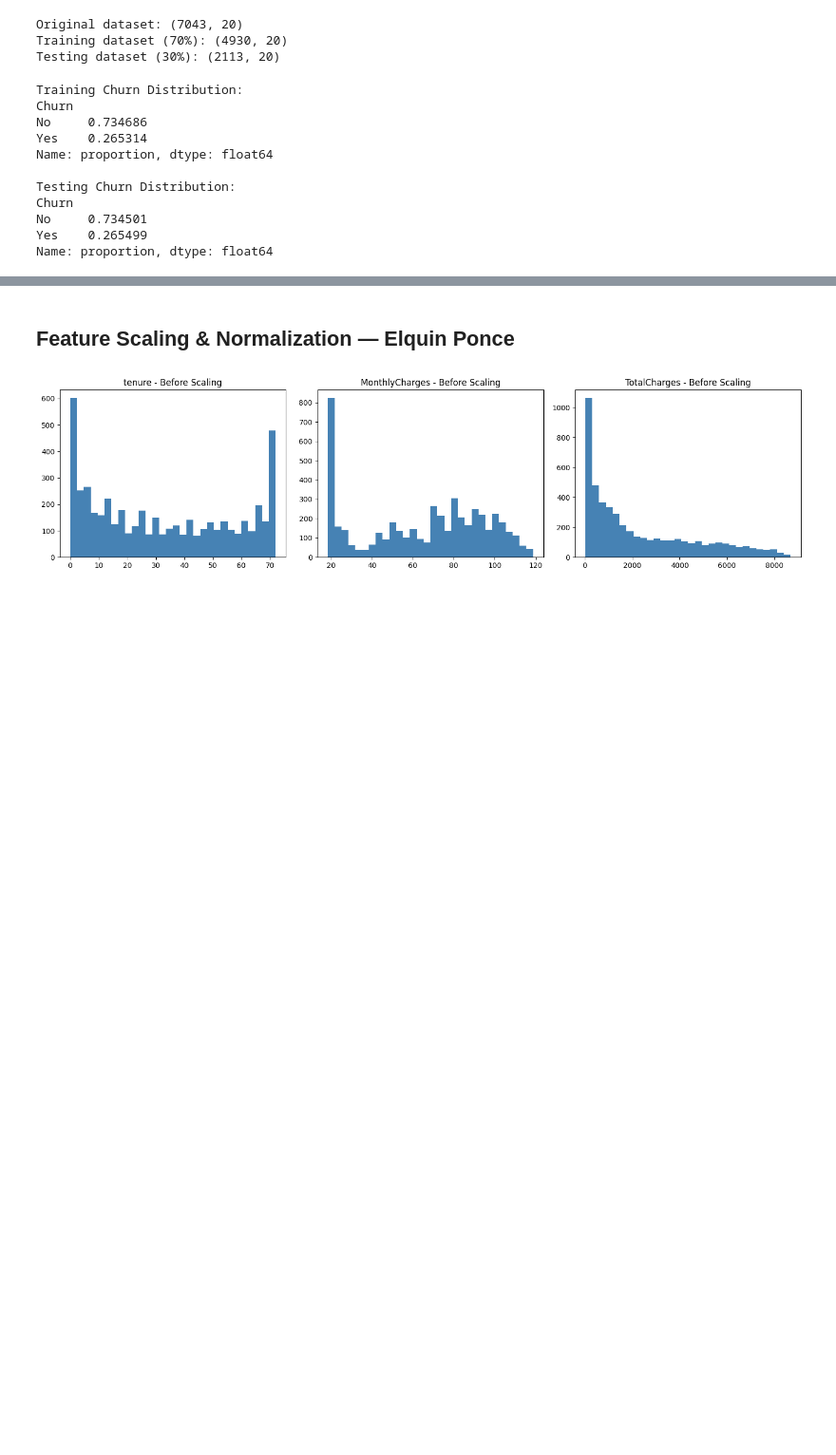
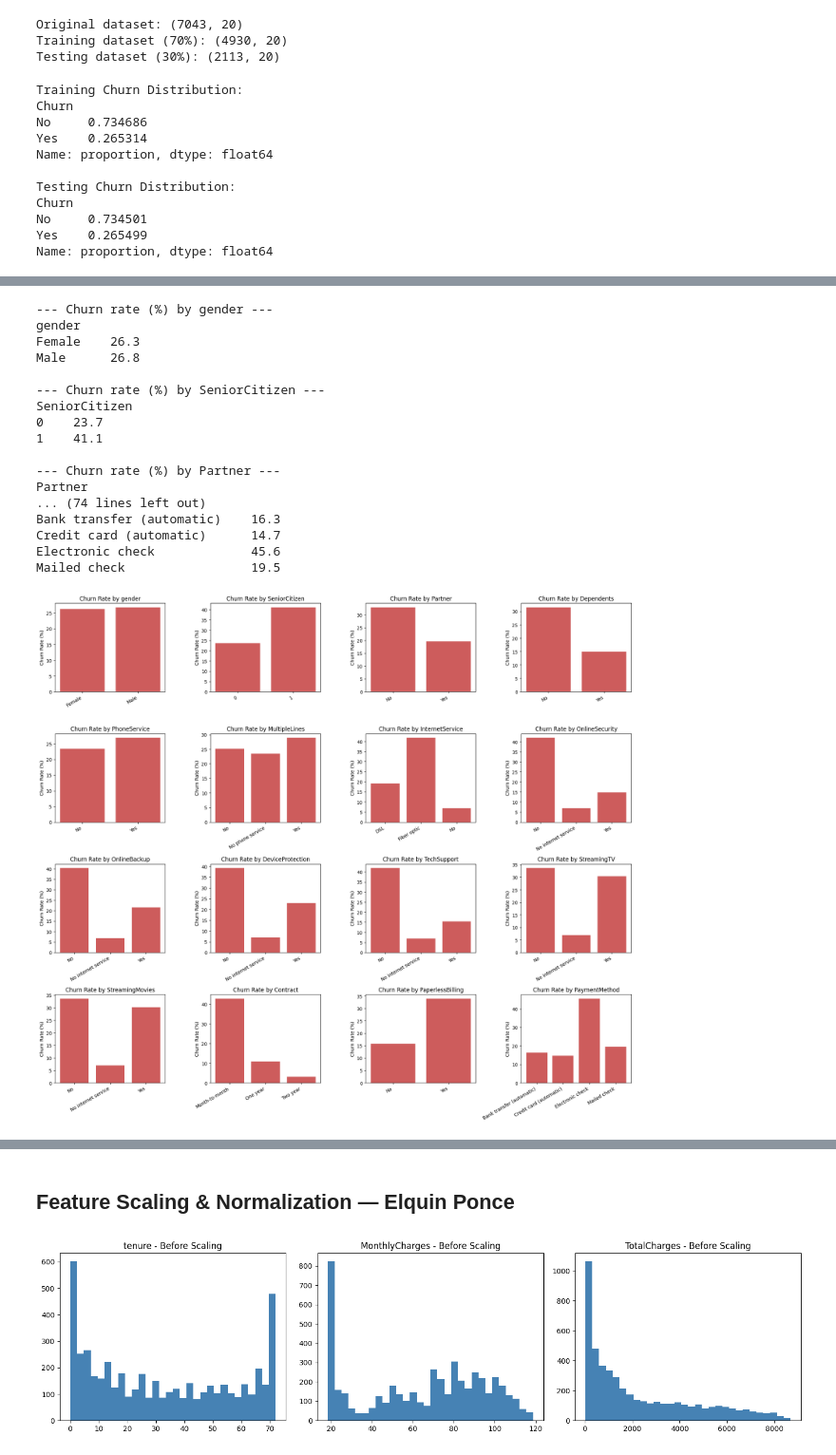
Before and after one commit to lenhofda/ML-Final-Project, a Jupyter notebook: Telecon_Customer_Churn_Project.ipynb, the cells around one changed output, grey strips where cells are left out. Shown at 95% size. Saved outputs shown, nothing was run; the diff lists cells and outputs as text; code cells hidden in the pictures; blank space fills up the shorter version.

```diff
--- a/Telecon_Customer_Churn_Project.ipynb
+++ b/Telecon_Customer_Churn_Project.ipynb
@@ -58,0 +215,33 @@ Name: proportion, dtype: float64
+# %%
+# Step 7: Churn rate for each categorical feature
+# This shows the percent of customers who left in each category, as text and as a 4 x 4 chart grid.
+churn_flag = train_data["Churn"] == "Yes"
+fig, axes = plt.subplots(4, 4, figsize=(18, 16))
+for ax, col in zip(axes.flatten(), categorical_features):
+    rates = (churn_flag.groupby(train_data[col]).mean() * 100).round(1)
+    print(f"--- Churn rate (%) by {col} ---\n{rates.to_string()}\n")
+    ax.bar(rates.index.astype(str), rates.values, color="indianred")
+    ax.set_title(f"Churn Rate by {col}")
+    ax.set_ylabel("Churn Rate (%)")
+    plt.setp(ax.get_xticklabels(), rotation=30, ha="right")
+plt.tight_layout()
+plt.show()
+# %% [output]
+--- Churn rate (%) by gender ---
+gender
+Female    26.3
+Male      26.8
+
+--- Churn rate (%) by SeniorCitizen ---
+SeniorCitizen
+0    23.7
+1    41.1
+
+--- Churn rate (%) by Partner ---
+Partner
+... (74 lines left out)
+Bank transfer (automatic)    16.3
+Credit card (automatic)      14.7
+Electronic check             45.6
+Mailed check                 19.5
+[figure, added]
```
Also changed, not shown: parts of 10 cells of this notebook.
